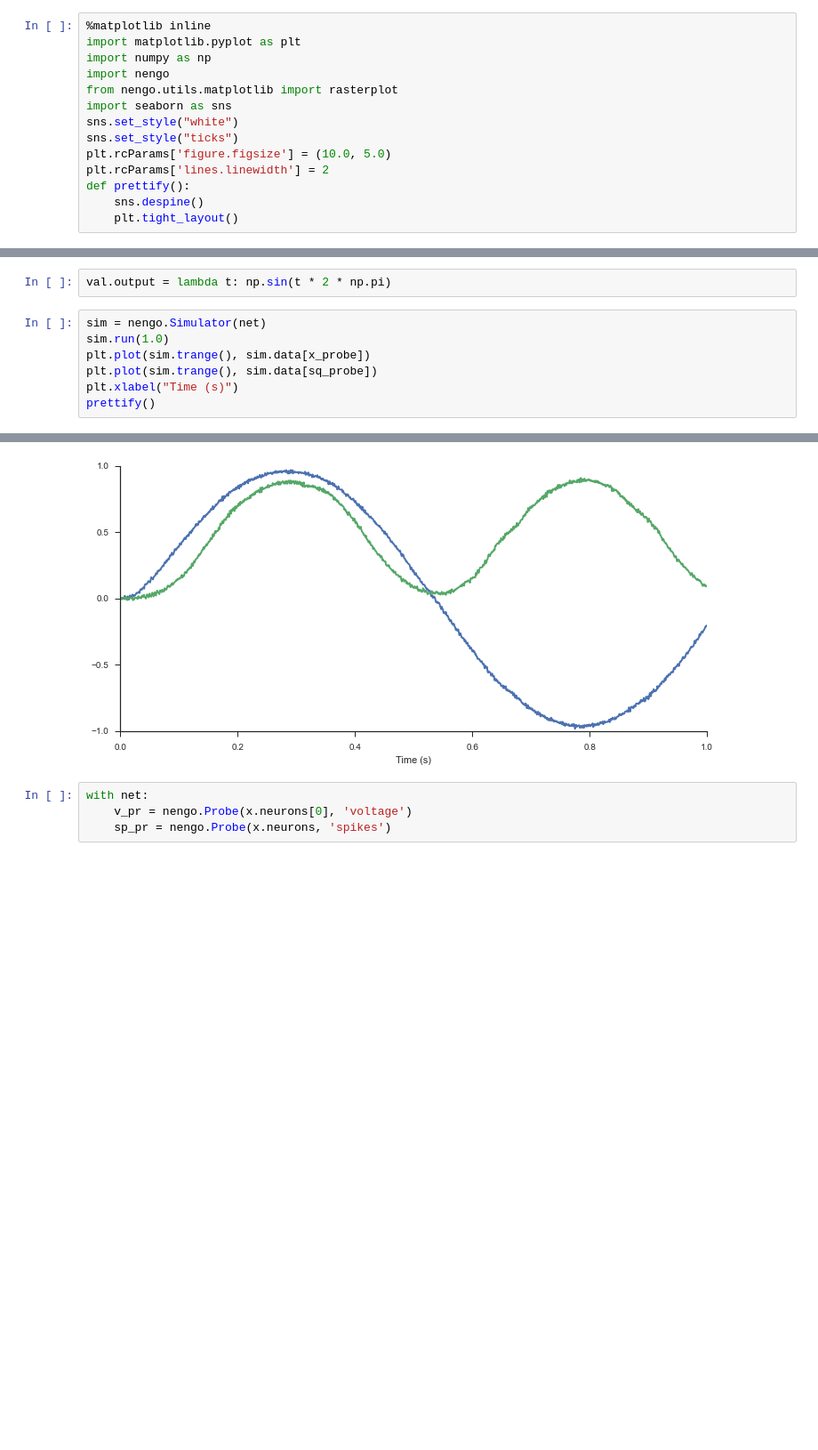
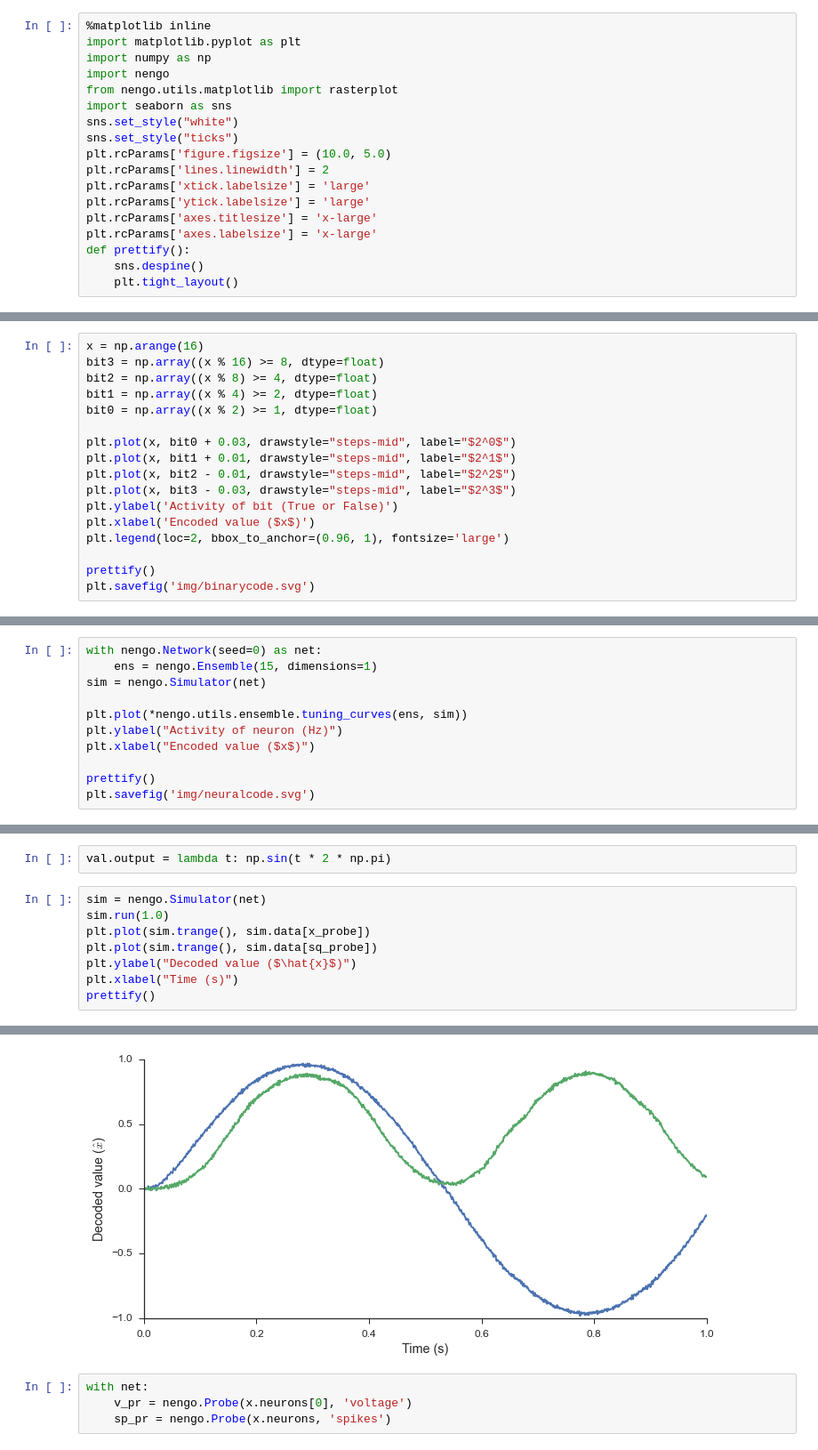
Before and after one commit to tbekolay/pycon2015, a Jupyter notebook: source.ipynb, the cells around one changed output, grey strips where cells are left out. Shown at 89% size. Drawn from its saved outputs; the diff is of its cells as text; blank space fills up the shorter version.

```diff
--- a/source.ipynb
+++ b/source.ipynb
@@ -9,6 +9,10 @@ sns.set_style("white")
 sns.set_style("ticks")
 plt.rcParams['figure.figsize'] = (10.0, 5.0)
 plt.rcParams['lines.linewidth'] = 2
+plt.rcParams['xtick.labelsize'] = 'large'
+plt.rcParams['ytick.labelsize'] = 'large'
+plt.rcParams['axes.titlesize'] = 'x-large'
+plt.rcParams['axes.labelsize'] = 'x-large'
 def prettify():
     sns.despine()
     plt.tight_layout()
@@ -342,0 +556,17 @@ with two useful analogies.
+# %%
+x = np.arange(16)
+bit3 = np.array((x % 16) >= 8, dtype=float)
+bit2 = np.array((x % 8) >= 4, dtype=float)
+bit1 = np.array((x % 4) >= 2, dtype=float)
+bit0 = np.array((x % 2) >= 1, dtype=float)
+
+plt.plot(x, bit0 + 0.03, drawstyle="steps-mid", label="$2^0$")
+plt.plot(x, bit1 + 0.01, drawstyle="steps-mid", label="$2^1$")
+plt.plot(x, bit2 - 0.01, drawstyle="steps-mid", label="$2^2$")
+plt.plot(x, bit3 - 0.03, drawstyle="steps-mid", label="$2^3$")
+plt.ylabel('Activity of bit (True or False)')
+plt.xlabel('Encoded value ($x$)')
+plt.legend(loc=2, bbox_to_anchor=(0.96, 1), fontsize='large')
+
+prettify()
+plt.savefig('img/binarycode.svg')
@@ -342,0 +575,11 @@ with two useful analogies.
+# %%
+with nengo.Network(seed=0) as net:
+    ens = nengo.Ensemble(15, dimensions=1)
+sim = nengo.Simulator(net)
+
+plt.plot(*nengo.utils.ensemble.tuning_curves(ens, sim))
+plt.ylabel("Activity of neuron (Hz)")
+plt.xlabel("Encoded value ($x$)")
+
+prettify()
+plt.savefig('img/neuralcode.svg')
@@ -461,13 +750,14 @@ val.output = lambda t: np.sin(t * 2 * np.pi)
 # %%
 sim = nengo.Simulator(net)
 sim.run(1.0)
 plt.plot(sim.trange(), sim.data[x_probe])
 plt.plot(sim.trange(), sim.data[sq_probe])
+plt.ylabel("Decoded value ($\hat{x}$)")
 plt.xlabel("Time (s)")
 prettify()
 # %% [output]
 Simulation finished in 0:00:01.
-[figure, old version]
+[figure, new version]
 # %%
 with net:
     v_pr = nengo.Probe(x.neurons[0], 'voltage')
```
Also changed, not shown: parts of 56 cells of this notebook, 6 other files.
